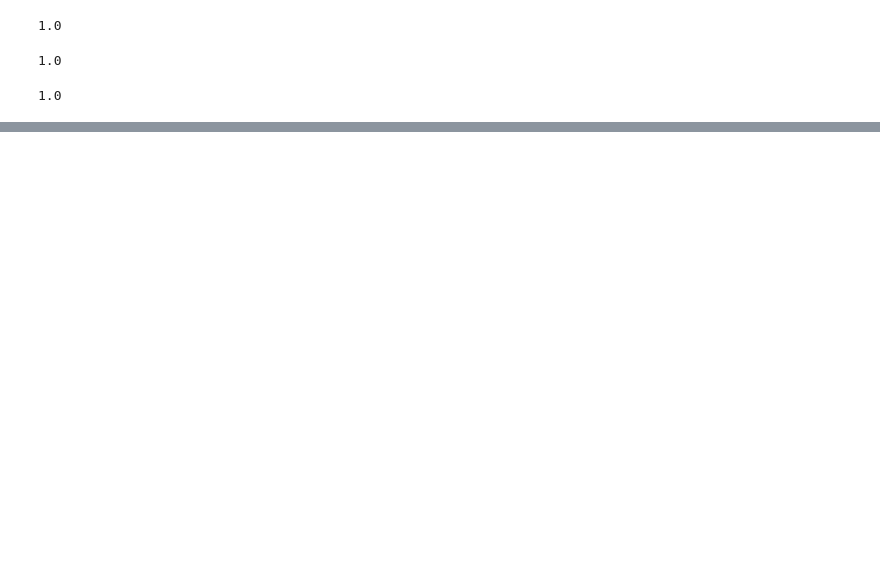
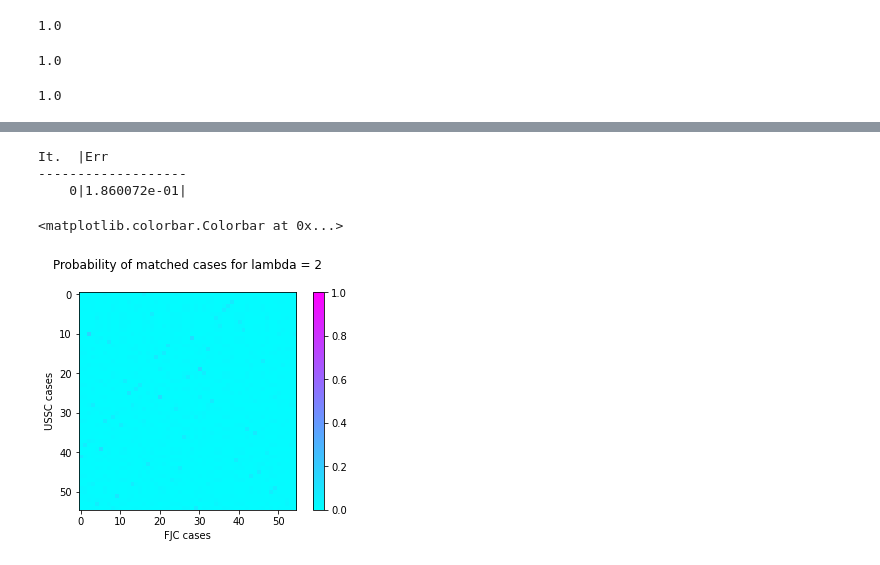
Before and after one commit to shiramichel/just-fair, a Jupyter notebook: OT_2.ipynb, the cells around one changed output, grey strips where cells are left out. Cells and saved outputs as stored; diff of their text form; code cells hidden in the pictures; blank space fills up the shorter version.

```diff
--- a/OT_2.ipynb
+++ b/OT_2.ipynb
@@ -677,0 +765,18 @@ plt.show()
+# %%
+# unbalanced lambda = 2 * 10^0
+a = np.ones(55)
+b= np.ones(55)
+M = cost_matrix_55
+lambd = 2
+e0_55_u = ot.sinkhorn(a, b, M, lambd, verbose=True)
+plt.imshow(e0_55_u, cmap='cool', interpolation='nearest', vmin=0, vmax=1)
+plt.xlabel('FJC cases')
+plt.ylabel('USSC cases')
+plt.title('Probability of matched cases for lambda = 2', y = 1.08)
+plt.colorbar()
+# %% [output]
+It.  |Err
+-------------------
+    0|1.860072e-01|
+<matplotlib.colorbar.Colorbar at 0x...>
+[figure, added]
```
Also changed, not shown: parts of 68 cells of this notebook.
